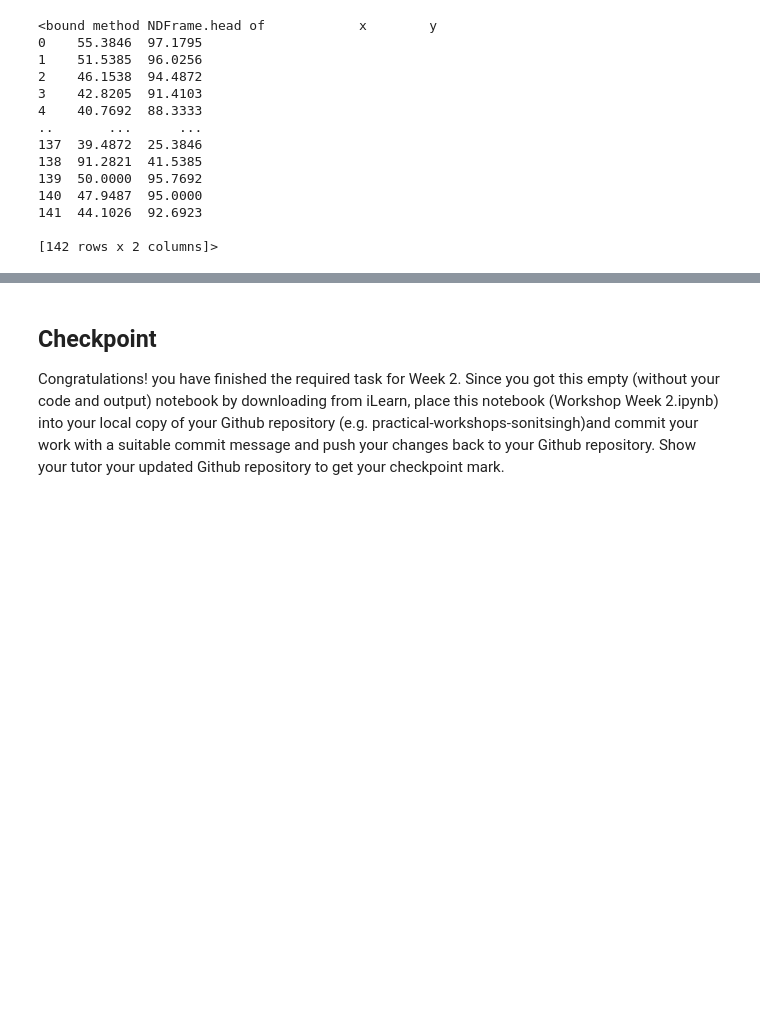
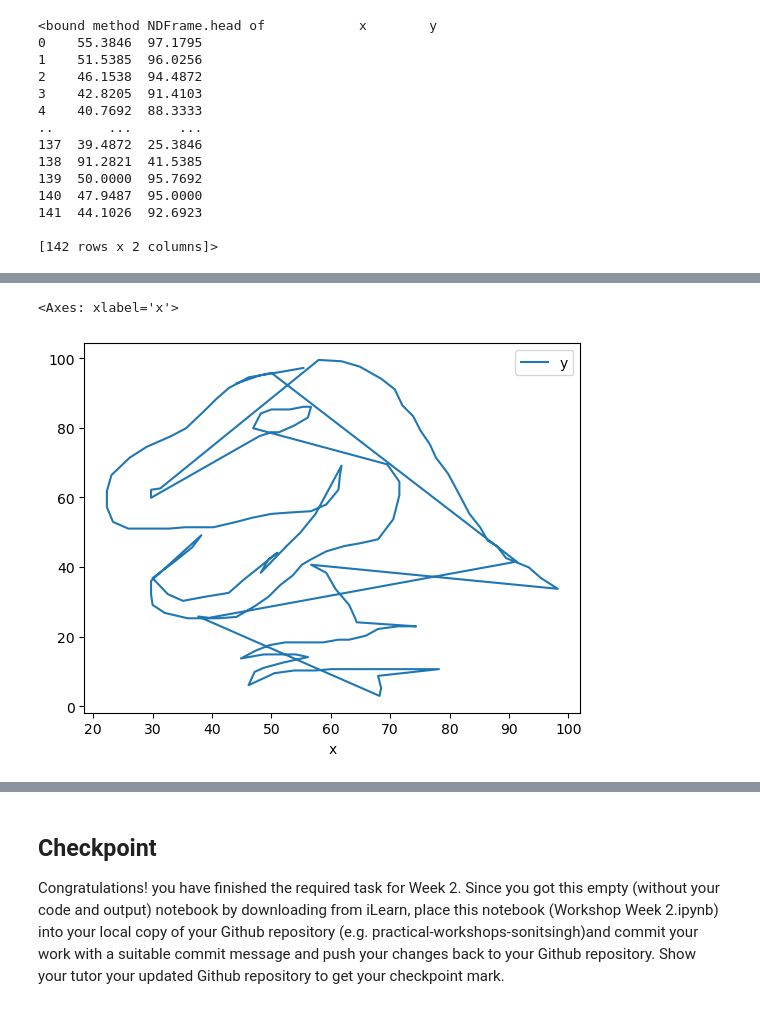
Before and after one commit to COMP2200/Practical-Workshops, a Jupyter notebook: Workshop Week 2.ipynb, the cells around one changed output, grey strips where cells are left out. Cells and saved outputs as stored; diff of their text form; code cells hidden in the pictures; blank space fills up the shorter version.

```diff
--- a/Workshop Week 2.ipynb
+++ b/Workshop Week 2.ipynb
@@ -160,0 +238,5 @@ print(file.head)
+# %%
+file.plot(kind='line',x="x")
+# %% [output]
+<Axes: xlabel='x'>
+[figure, added]
```
Also changed, not shown: parts of 7 cells of this notebook.
